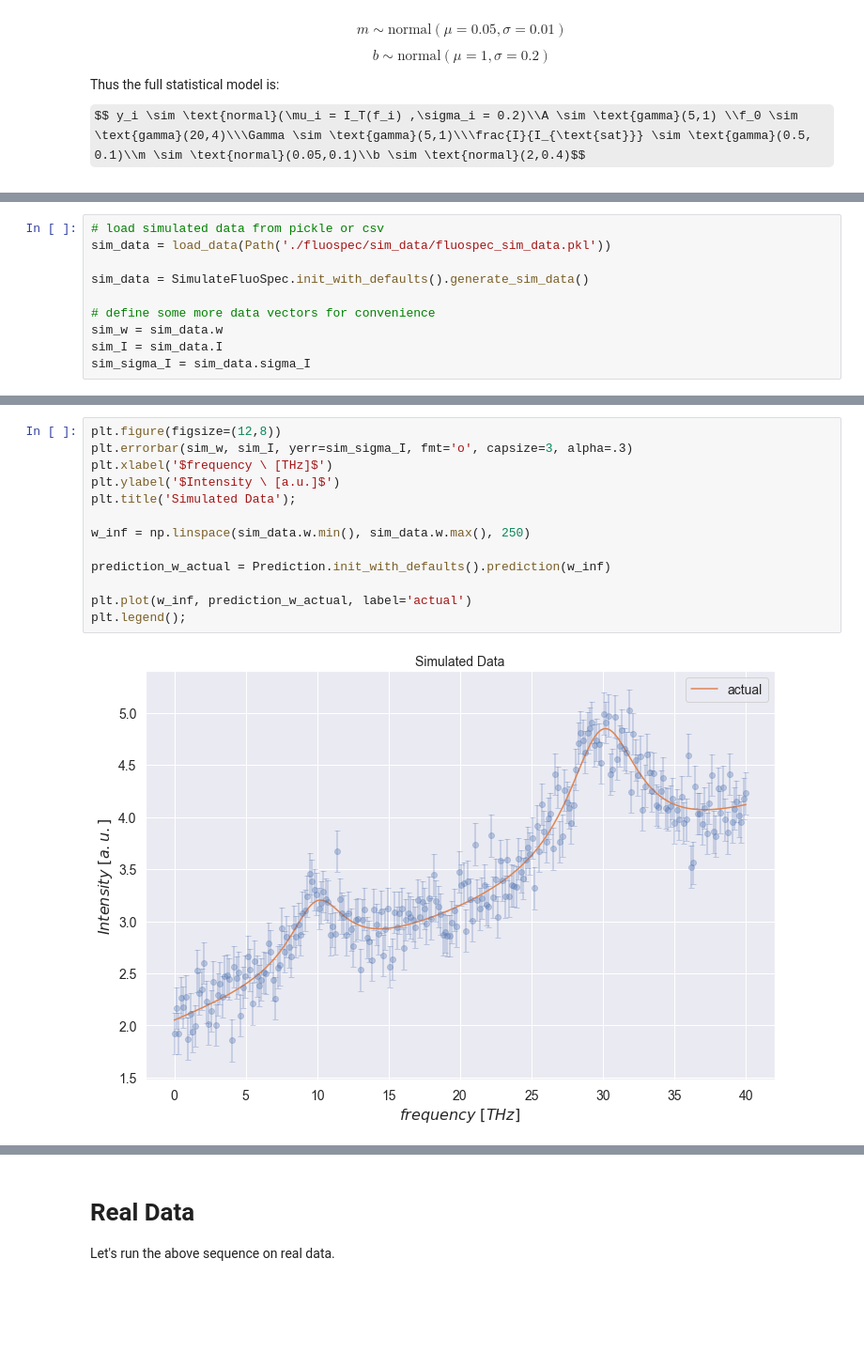
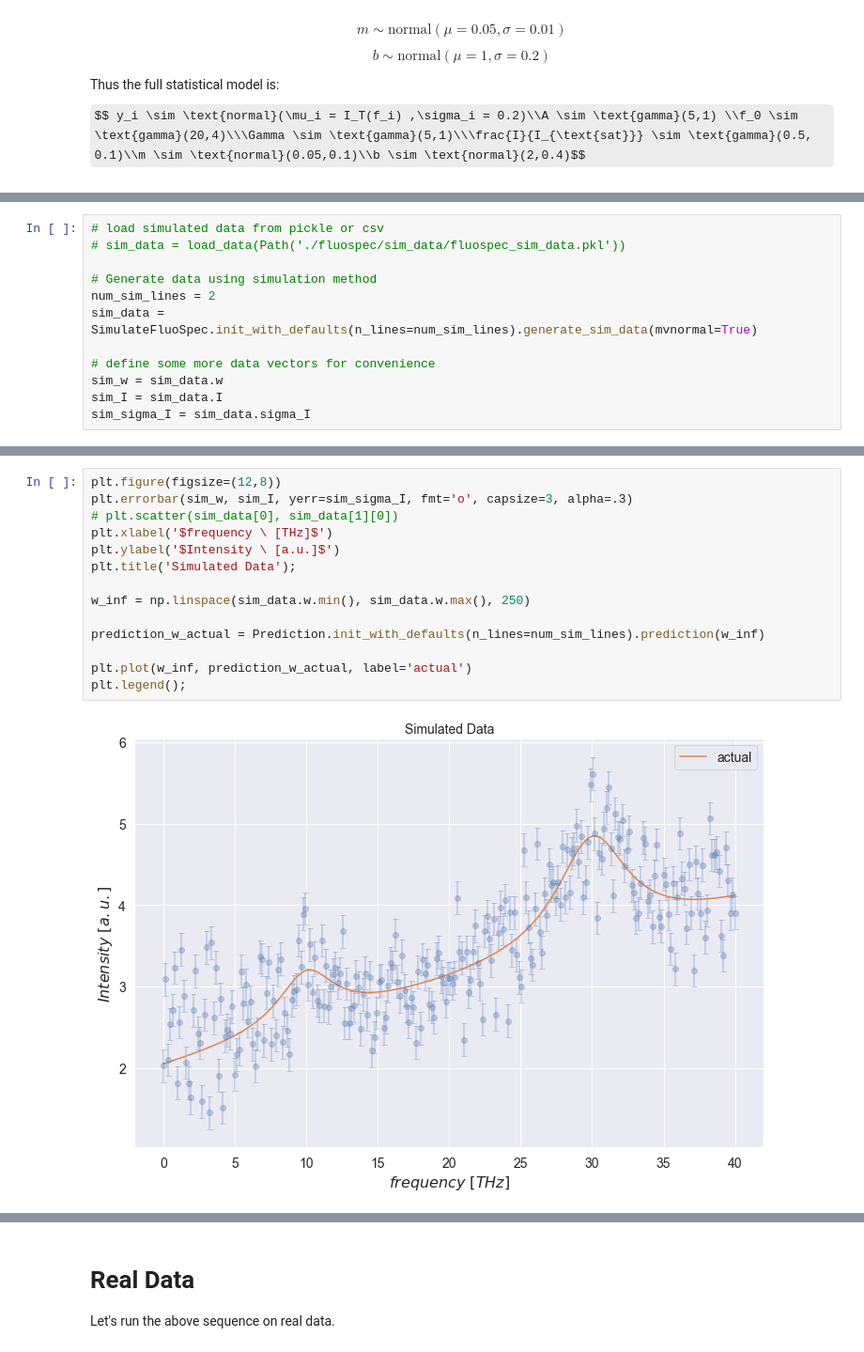
Before and after one commit to phys201/FluorescenceSpectroscopy, a Jupyter notebook: documentation.ipynb, the cells around one changed output, grey strips where cells are left out. Shown at 94% size. Saved outputs shown, nothing was run; the diff lists cells and outputs as text; some formulas as TeX source; blank space fills up the shorter version.

```diff
--- a/documentation.ipynb
+++ b/documentation.ipynb
@@ -74,8 +74,10 @@ We begin by loading our simulated data, generated with the means of the priors a
 # %%
 # load simulated data from pickle or csv
-sim_data = load_data(Path('./fluospec/sim_data/fluospec_sim_data.pkl'))
+# sim_data = load_data(Path('./fluospec/sim_data/fluospec_sim_data.pkl'))
 
-sim_data = SimulateFluoSpec.init_with_defaults().generate_sim_data()
+# Generate data using simulation method
+num_sim_lines = 2
+sim_data = SimulateFluoSpec.init_with_defaults(n_lines=num_sim_lines).generate_sim_data(mvnormal=True)
 
 # define some more data vectors for convenience
 sim_w = sim_data.w
@@ -84,18 +102,19 @@ sim_sigma_I = sim_data.sigma_I
 # %%
 plt.figure(figsize=(12,8))
 plt.errorbar(sim_w, sim_I, yerr=sim_sigma_I, fmt='o', capsize=3, alpha=.3)
+# plt.scatter(sim_data[0], sim_data[1][0])
 plt.xlabel('$frequency \ [THz]$')
 plt.ylabel('$Intensity \ [a.u.]$')
 plt.title('Simulated Data');
 
 w_inf = np.linspace(sim_data.w.min(), sim_data.w.max(), 250)
 
-prediction_w_actual = Prediction.init_with_defaults().prediction(w_inf)
+prediction_w_actual = Prediction.init_with_defaults(n_lines=num_sim_lines).prediction(w_inf)
 
 plt.plot(w_inf, prediction_w_actual, label='actual')
 plt.legend();
 # %% [output]
-[figure, old version]
+[figure, new version]
 # %% [markdown]
 # How to use `fluospec`
 
```
Also changed, not shown: parts of 24 cells of this notebook, 2 other files.
